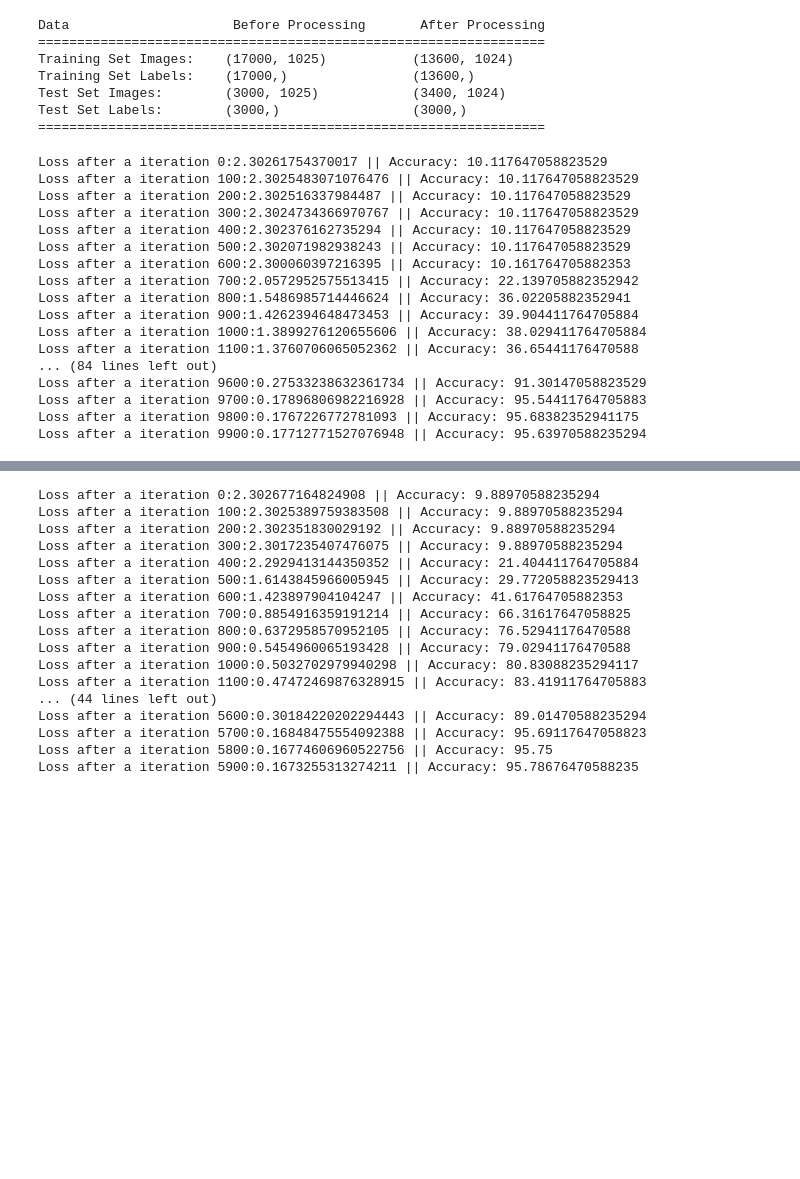
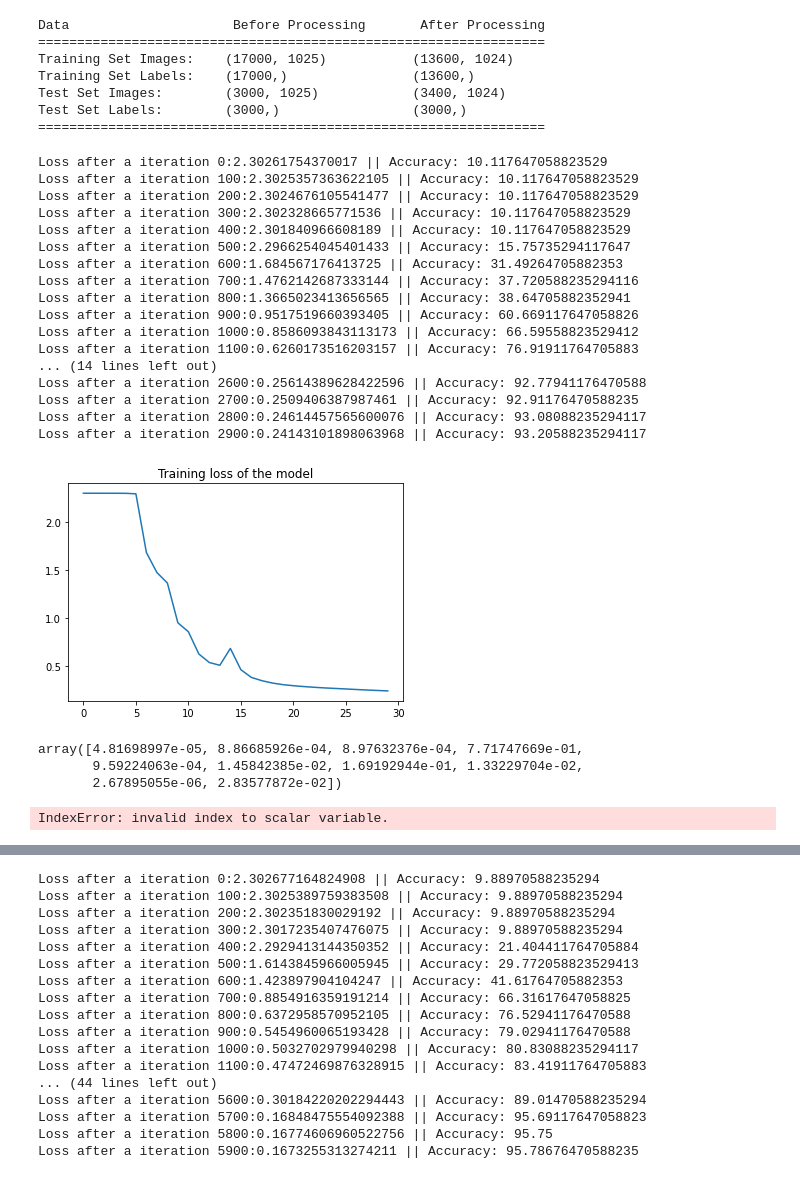
Before and after one commit to aashishpokharel/Final-Year-Project, a Jupyter notebook: ClassBasedDigitClassifier.ipynb, the cells around one changed output, grey strips where cells are left out. Drawn from its saved outputs; the diff is of its cells as text; code cells hidden in the pictures; blank space fills up the shorter version.

```diff
--- a/ClassBasedDigitClassifier.ipynb
+++ b/ClassBasedDigitClassifier.ipynb
@@ -132,7 +132,7 @@ class Classifier:
 
         return self.dweights_linear, self.dinput_linear
 
-    def linear_backward_with_l2(self,inputs, weights, dvalues, lambd = 0.7):
+    def linear_backward_with_l2(self,inputs, weights, dvalues, lambd = 0.5):
         """  """
         m = inputs.shape[1]
         self.dweights_linear = np.dot(inputs.T, dvalues) + (lambd*weights)/m
@@ -204,7 +204,7 @@ class Classifier:
         loss = np.mean(sample_losses)
         return loss
 
-    def compute_loss_with_l2(self,y_pred, y_true, lambd = 0.7):
+    def compute_loss_with_l2(self,y_pred, y_true, lambd = 0.5):
         m = 10
         sample_losses = self.categorical_cross_entropy(y_pred, y_true)
         L2_regularization_cost = (lambd/(2*m))*(np.sum(np.square(self.weights1) + np.sum(np.square(self.weights2) + np.sum(np.square(self.weights3)))))
@@ -261,6 +261,8 @@ class Classifier:
 
     def backward_pass_with_l2(self, y, learning_rate= 0.1, iteration = 10000):
         self.y = y
+        self.loss_list = []
+        self.acc_list = []
         for i in range(iteration):
             self.forward_pass(self.X)
             predictions = np.argmax(self.output3_act, axis=1)
@@ -278,14 +280,16 @@ class Classifier:
             self.weights1  = self.weights1 - learning_rate * gradient_output1
             assert np.sum(gradient_output1) != np.nan, "The gradient has nan"
             assert np.sum(gradient_output1) != np.inf, "The gradient has inf"
+            loss = self.compute_loss_with_l2(self.output3_act, y)
+            self.accuracy = np.mean(predictions==self.y)
             if i%100 == 0:
-
-                loss = self.compute_loss_with_l2(self.output3_act, y)
-                self.accuracy = np.mean(predictions==self.y)
-                if(self.accuracy > .98):
+                self.loss_list.append(loss)
+                self.acc_list.append(self.accuracy)
+                if(self.accuracy > .99):
                     break
                 print(f'Loss after a iteration {i}:{loss} || Accuracy: {self.accuracy * 100}')
-
+        plt.plot(self.loss_list)
+        plt.title("Training loss of the model")
     def load_model(self, weights, biases):
         self.weights1 = weights['1']
         self.weights2 = weights['2']
@@ -309,7 +313,6 @@ class Classifier:
 
 
     def predict(self, X_test):
-
         output1     = self.forward(X_test, self.weights1, self.biases1)
         output1_act = self.ReLU(output1)
         output2     = self.forward(output1_act, self.weights2, self.biases2)
@@ -317,27 +320,39 @@ class Classifier:
         output3     = self.forward(output2_act, self.weights3, self.biases3)
         output3_act = self.Softmax(output3)
         prediction = np.argmax(output3_act, axis=1)
-        return prediction
+        return output3_act
 # %%
 model  = Classifier(1024, [32,16, 10])
 model.forward_pass(X_train)
 loss = model.compute_loss_with_l2(model.output3_act, y_train)
-model.backward_pass_with_l2(y_train)
+model.backward_pass_with_l2(y_train, iteration = 3000)
 # %% [output]
 Loss after a iteration 0:2.30261754370017 || Accuracy: 10.117647058823529
-Loss after a iteration 100:2.3025483071076476 || Accuracy: 10.117647058823529
-Loss after a iteration 200:2.302516337984487 || Accuracy: 10.117647058823529
-Loss after a iteration 300:2.3024734366970767 || Accuracy: 10.117647058823529
-Loss after a iteration 400:2.302376162735294 || Accuracy: 10.117647058823529
-Loss after a iteration 500:2.302071982938243 || Accuracy: 10.117647058823529
-Loss after a iteration 600:2.300060397216395 || Accuracy: 10.161764705882353
-Loss after a iteration 700:2.0572952575513415 || Accuracy: 22.139705882352942
-Loss after a iteration 800:1.5486985714446624 || Accuracy: 36.02205882352941
-Loss after a iteration 900:1.4262394648473453 || Accuracy: 39.904411764705884
-Loss after a iteration 1000:1.3899276120655606 || Accuracy: 38.029411764705884
-Loss after a iteration 1100:1.3760706065052362 || Accuracy: 36.65441176470588
-... (84 lines left out)
-Loss after a iteration 9600:0.27533238632361734 || Accuracy: 91.30147058823529
-Loss after a iteration 9700:0.17896806982216928 || Accuracy: 95.54411764705883
-Loss after a iteration 9800:0.1767226772781093 || Accuracy: 95.68382352941175
-Loss after a iteration 9900:0.17712771527076948 || Accuracy: 95.63970588235294
+Loss after a iteration 100:2.3025357363622105 || Accuracy: 10.117647058823529
+Loss after a iteration 200:2.3024676105541477 || Accuracy: 10.117647058823529
+Loss after a iteration 300:2.302328665771536 || Accuracy: 10.117647058823529
+Loss after a iteration 400:2.301840966608189 || Accuracy: 10.117647058823529
+Loss after a iteration 500:2.2966254045401433 || Accuracy: 15.75735294117647
+Loss after a iteration 600:1.684567176413725 || Accuracy: 31.49264705882353
+Loss after a iteration 700:1.4762142687333144 || Accuracy: 37.720588235294116
+Loss after a iteration 800:1.3665023413656565 || Accuracy: 38.64705882352941
+Loss after a iteration 900:0.9517519660393405 || Accuracy: 60.669117647058826
+Loss after a iteration 1000:0.8586093843113173 || Accuracy: 66.59558823529412
+Loss after a iteration 1100:0.6260173516203157 || Accuracy: 76.91911764705883
+... (14 lines left out)
+Loss after a iteration 2600:0.25614389628422596 || Accuracy: 92.77941176470588
+Loss after a iteration 2700:0.2509406387987461 || Accuracy: 92.91176470588235
+Loss after a iteration 2800:0.24614457565600076 || Accuracy: 93.08088235294117
+Loss after a iteration 2900:0.24143101898063968 || Accuracy: 93.20588235294117
+[figure, added]
+# %%
+pr = model.predict(X_test)
+pr[0][]
+# %% [output]
+array([4.81698997e-05, 8.86685926e-04, 8.97632376e-04, 7.71747669e-01,
+       9.59224063e-04, 1.45842385e-02, 1.69192944e-01, 1.33229704e-02,
+       2.67895055e-06, 2.83577872e-02])
+# %%
+pr_1[0][3]
+# %% [output]
+IndexError: invalid index to scalar variable.
```
Also changed, not shown: parts of 3 cells of this notebook, 5 other files.
